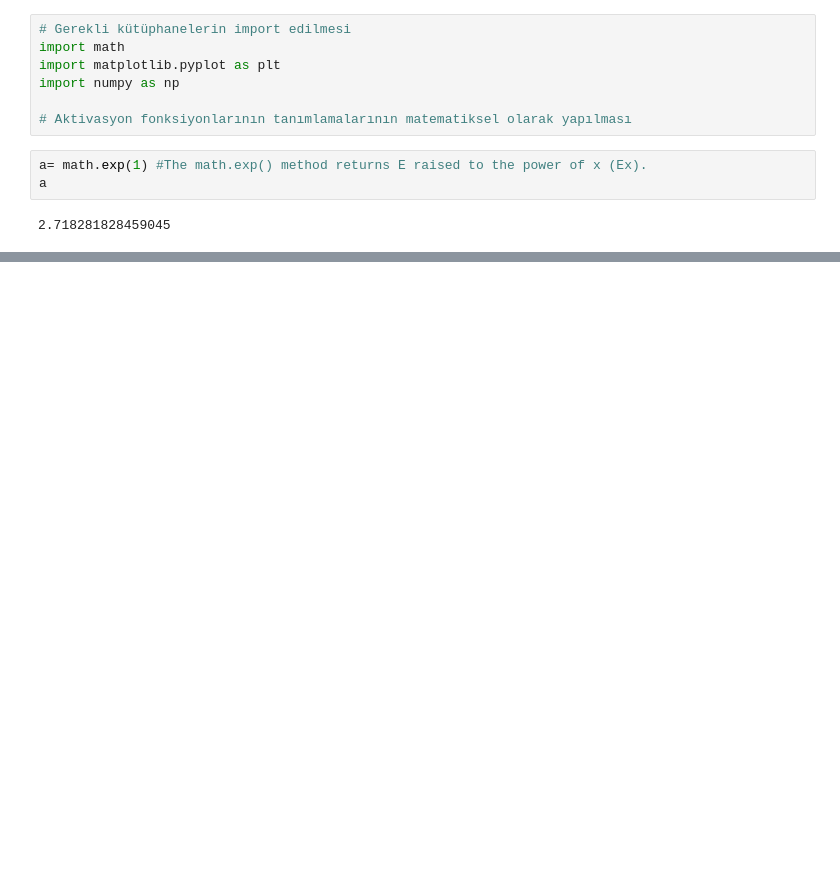
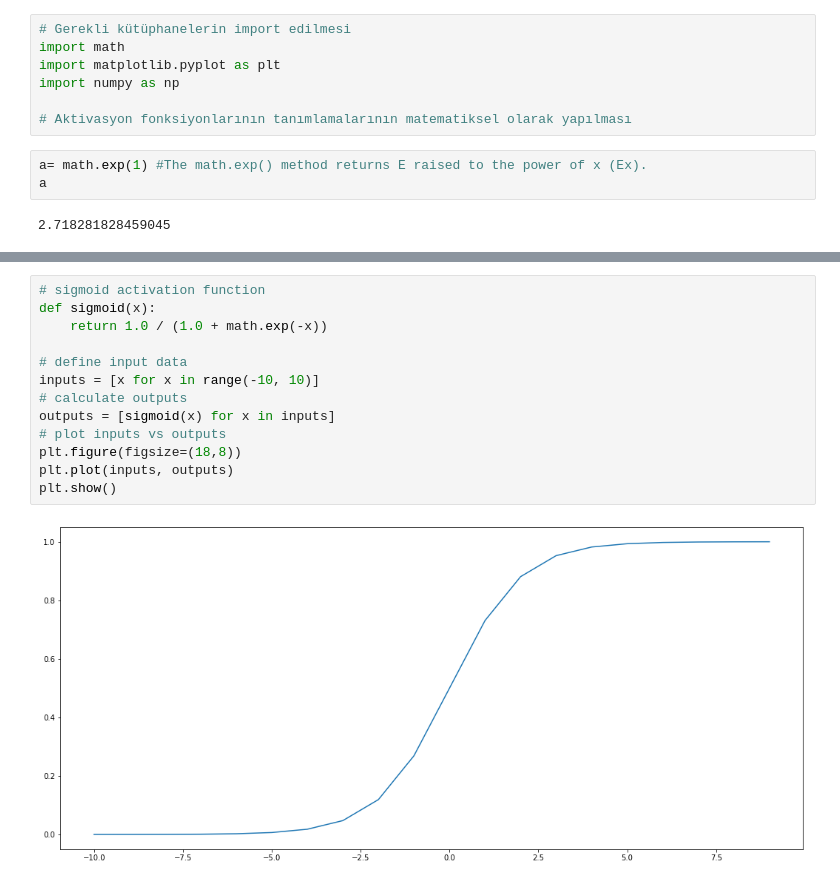
Before and after one commit to mustafabozkaya/Keras_ile_Derin_Ogrenmeye_Giris, a Jupyter notebook: Bölüm5/aktivasyon_fonk.ipynb, the cells around one changed output, grey strips where cells are left out. Cells and saved outputs as stored; diff of their text form; blank space fills up the shorter version.

```diff
--- a/Bölüm5/aktivasyon_fonk.ipynb
+++ b/Bölüm5/aktivasyon_fonk.ipynb
@@ -64,0 +117,15 @@ plt.show()
+# %%
+# sigmoid activation function
+def sigmoid(x):
+	return 1.0 / (1.0 + math.exp(-x))
+
+# define input data
+inputs = [x for x in range(-10, 10)]
+# calculate outputs
+outputs = [sigmoid(x) for x in inputs]
+# plot inputs vs outputs
+plt.figure(figsize=(18,8))
+plt.plot(inputs, outputs)
+plt.show()
+# %% [output]
+[figure, added]
```
Also changed, not shown: parts of 7 cells of this notebook.
